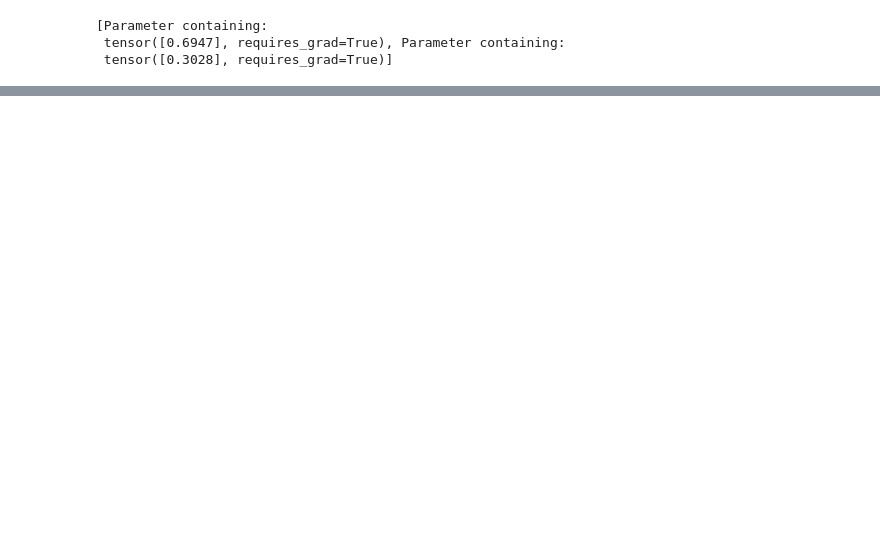
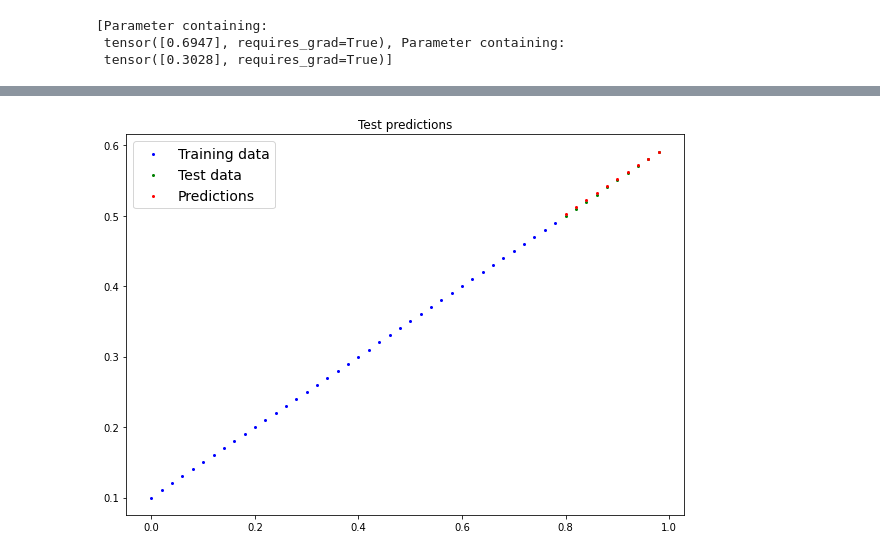
Before and after one commit to MananShukla7/Pytorch-CV, a Jupyter notebook: 02_Pytoch_Workflow.ipynb, the cells around one changed output, grey strips where cells are left out. Cells and saved outputs as stored; diff of their text form; code cells hidden in the pictures; blank space fills up the shorter version.

```diff
--- a/02_Pytoch_Workflow.ipynb
+++ b/02_Pytoch_Workflow.ipynb
@@ -376,0 +617,4 @@ list(model_0.parameters())
+# %%
+plot_predictions(p_test=y0_test.detach().numpy())
+# %% [output]
+[figure, added]
```
Also changed, not shown: parts of 40 cells of this notebook.
